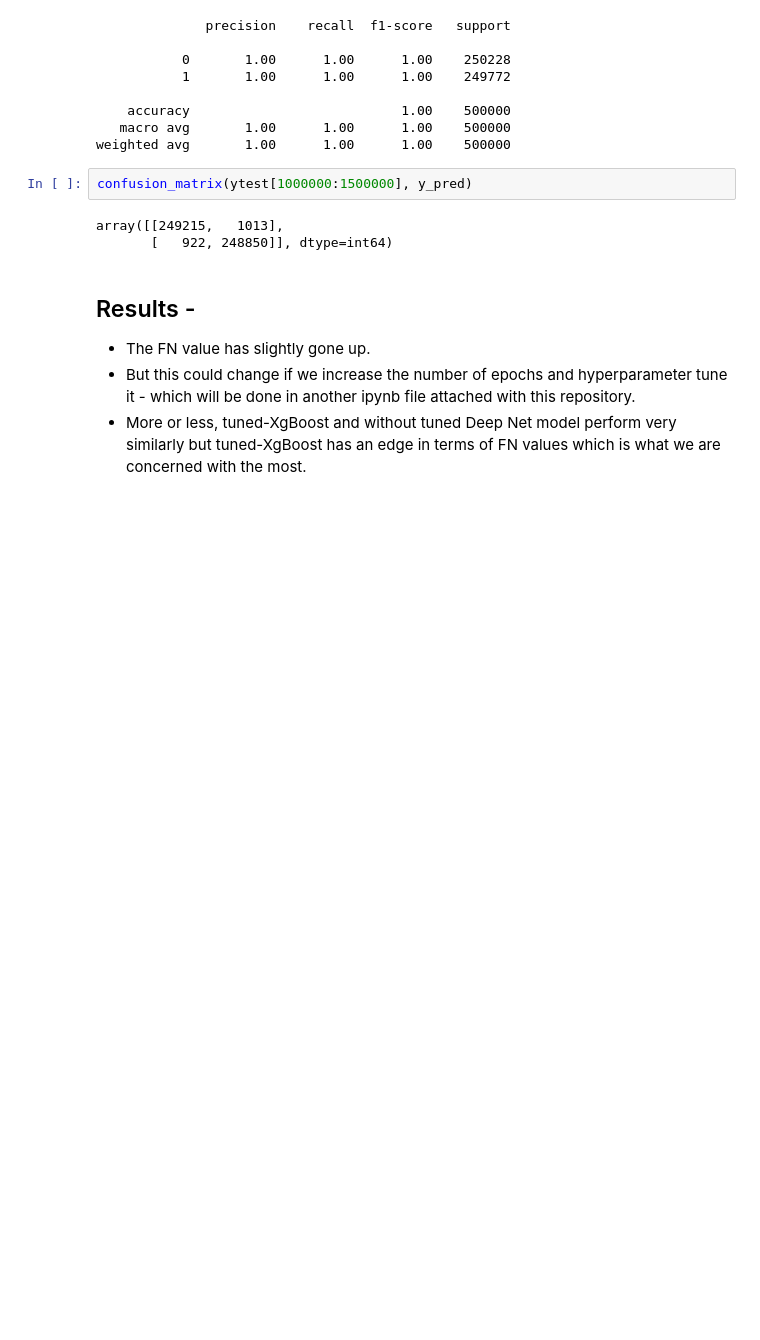
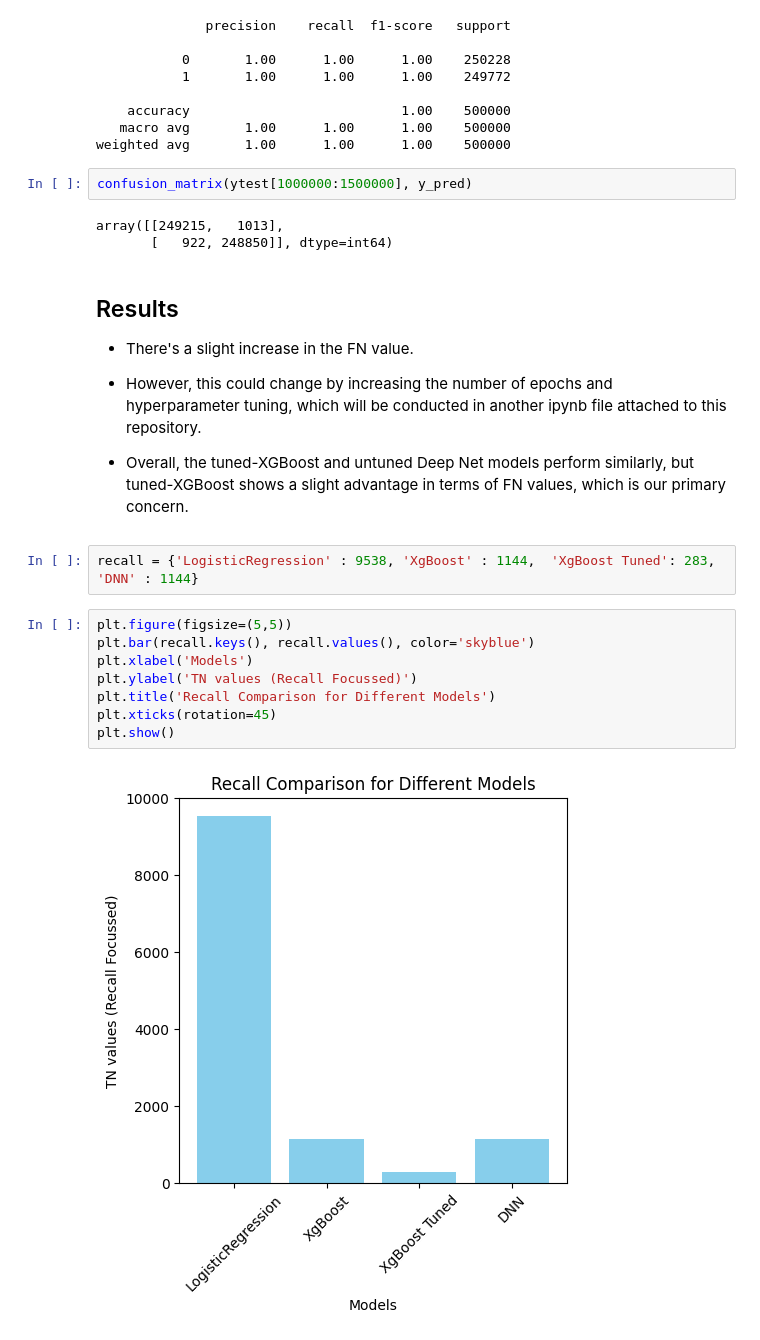
Before and after one commit to RajKulk16/Financial-Sentinel, a Jupyter notebook: main_work.ipynb, the cells around one changed output. Cells and saved outputs as stored; diff of their text form; blank space fills up the shorter version.

```diff
--- a/main_work.ipynb
+++ b/main_work.ipynb
@@ -1273,8 +1275,22 @@ confusion_matrix(ytest[1000000:1500000], y_pred)
 array([[249215,   1013],
        [   922, 248850]], dtype=int64)
 # %% [markdown]
-## Results -
+## Results
 
-- The FN value has slightly gone up.
-- But this could change if we increase the number of epochs and hyperparameter tune it - which will be done in another ipynb file attached with this repository.
-- More or less, tuned-XgBoost and without tuned Deep Net model perform very similarly but tuned-XgBoost has an edge in terms of FN values which is what we are concerned with the most.
+- There's a slight increase in the FN value.
+
+- However, this could change by increasing the number of epochs and hyperparameter tuning, which will be conducted in another ipynb file attached to this repository.
+
+- Overall, the tuned-XGBoost and untuned Deep Net models perform similarly, but tuned-XGBoost shows a slight advantage in terms of FN values, which is our primary concern.
+# %%
+recall = {'LogisticRegression' : 9538, 'XgBoost' : 1144,  'XgBoost Tuned': 283, 'DNN' : 1144}
+# %%
+plt.figure(figsize=(5,5))
+plt.bar(recall.keys(), recall.values(), color='skyblue')
+plt.xlabel('Models')
+plt.ylabel('TN values (Recall Focussed)')
+plt.title('Recall Comparison for Different Models')
+plt.xticks(rotation=45)
+plt.show()
+# %% [output]
+[figure, added]
```
Also changed, not shown: parts of 13 cells of this notebook.
